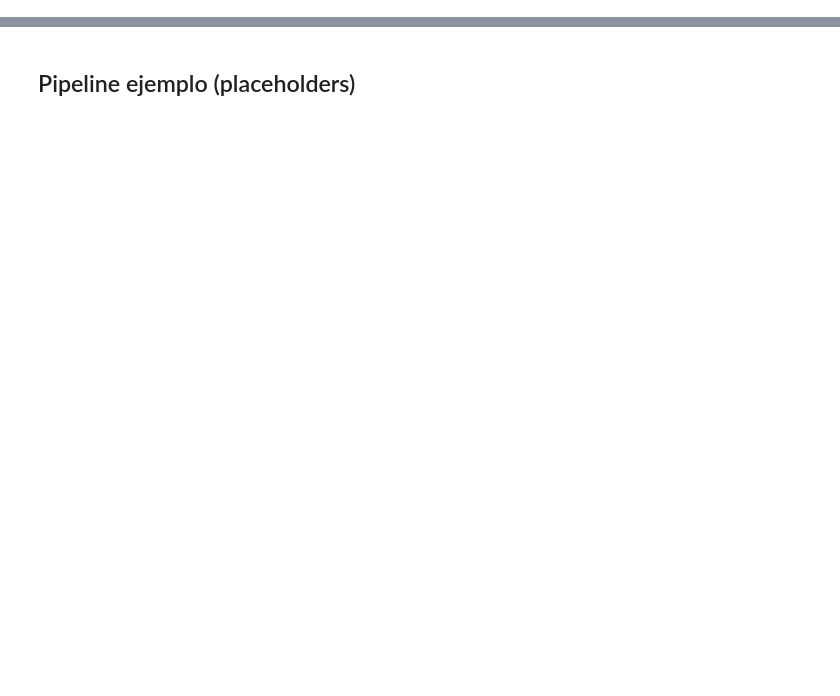
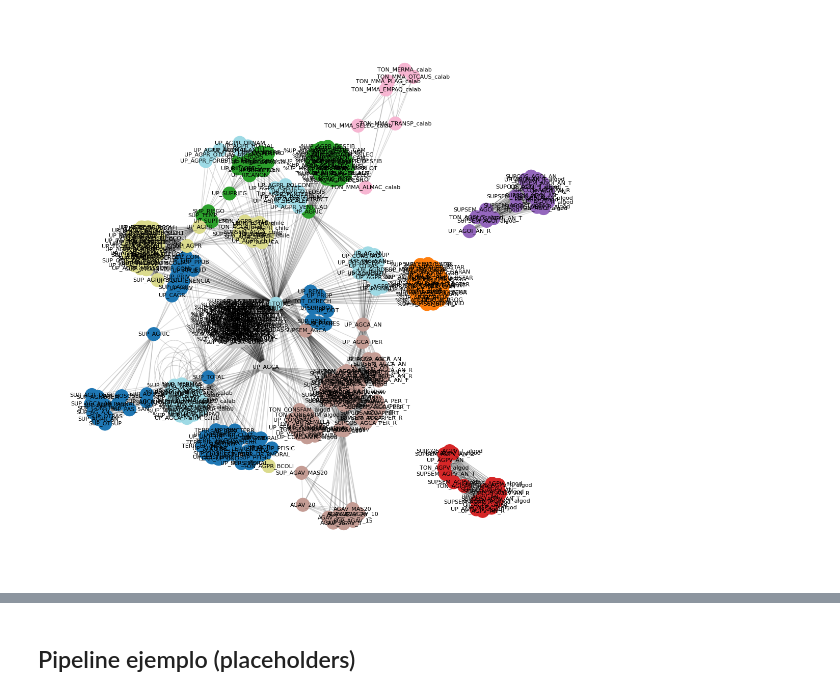
Before and after one commit to 3tagoras/agricultura-inegi, a Jupyter notebook: notebooks/01_ETL.ipynb, the cells around one changed output, grey strips where cells are left out. Cells and saved outputs as stored; diff of their text form; code cells hidden in the pictures; blank space fills up the shorter version.

Commit message:
explorando el diccionario de datos, cambio a los datasets en csv en lugar de los de excel por el formato tan intrincado de los headers

```diff
--- a/notebooks/01_ETL.ipynb
+++ b/notebooks/01_ETL.ipynb
@@ -78,0 +101,43 @@ files
+# %%
+df = pd.read_csv('./all_csvs/diccionario_de_datos_CA2022_upagro.csv')
+# %%
+import pandas as pd
+import networkx as nx
+import matplotlib.pyplot as plt
+from networkx.algorithms import community
+
+# df_map with: dataset | variable
+
+# 1. Build co-occurrence graph
+grouped = df.groupby("TABULADO")["DESCRIPCION"].apply(list)
+G = nx.Graph()
+
+for vars_list in grouped:
+    for i in range(len(vars_list)):
+        for j in range(i + 1, len(vars_list)):
+            G.add_edge(vars_list[i], vars_list[j])
+
+# 2. Detect communities (clusters)
+communities = community.louvain_communities(G, seed=42)
+
+# 3. Assign a cluster id to each node
+cluster_map = {}
+for cluster_id, nodes in enumerate(communities):
+    for n in nodes:
+        cluster_map[n] = cluster_id
+
+# 4. Plot the color-coded cluster graph
+plt.figure(figsize=(14, 14))
+pos = nx.spring_layout(G, k=0.25)
+
+# Colors per cluster
+colors = [cluster_map[n] for n in G.nodes()]
+
+nx.draw_networkx_nodes(G, pos, node_size=350, node_color=colors, cmap="tab20")
+nx.draw_networkx_edges(G, pos, alpha=0.15)
+nx.draw_networkx_labels(G, pos, font_size=8)
+
+plt.axis("off")
+plt.show()
+# %% [output]
+[figure, added]
```
Also changed, not shown: parts of 12 cells of this notebook.
